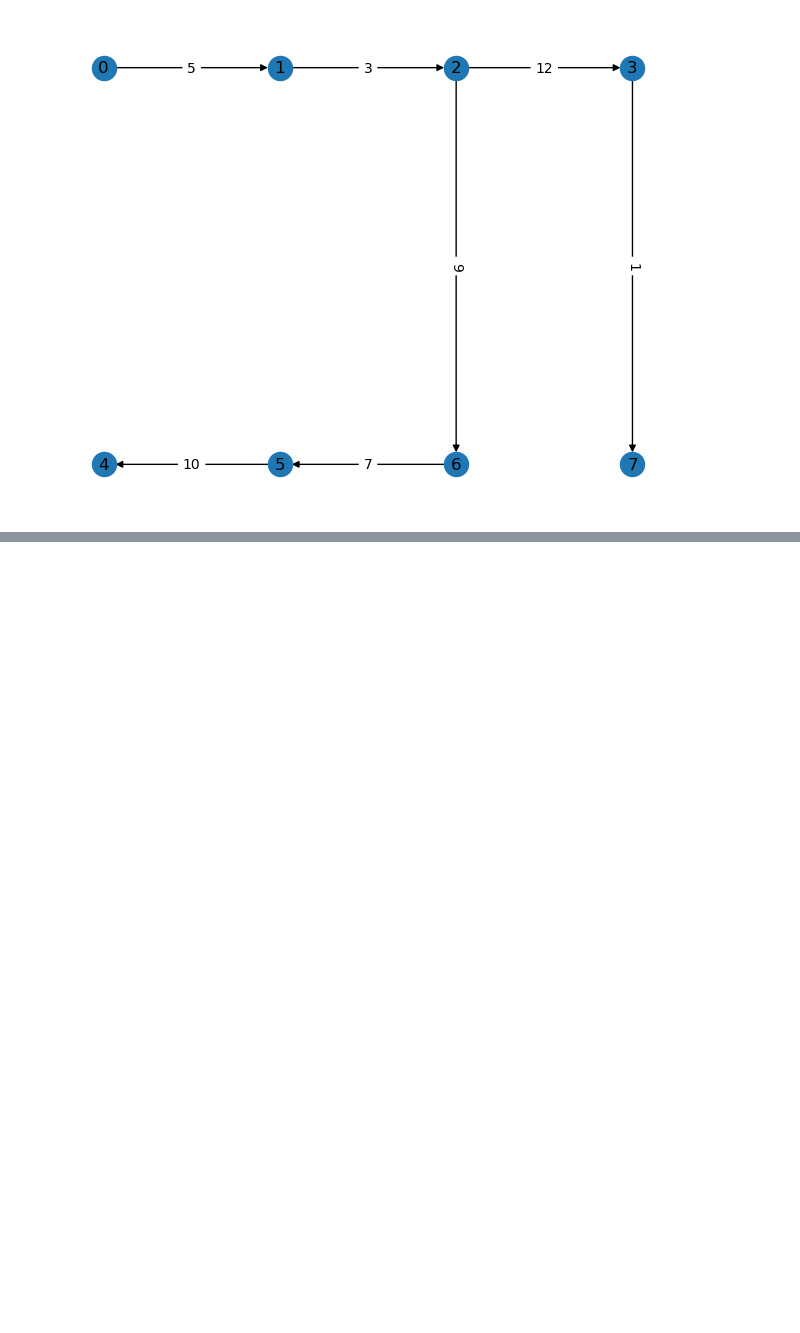
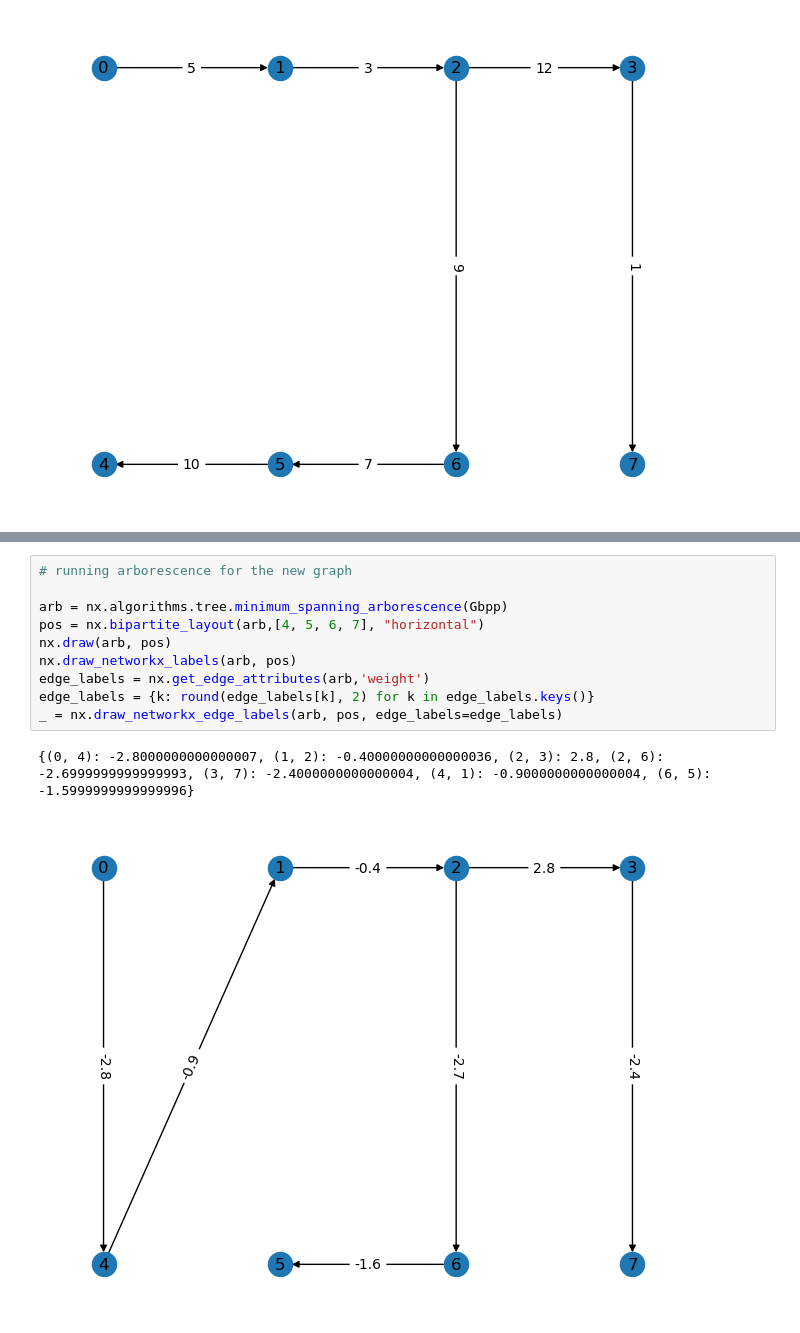
Before and after one commit to bdCastro/PUC-pesquisa-IMScience, a Jupyter notebook: code/arborescence.ipynb, the cells around one changed output, grey strips where cells are left out. Saved outputs shown, nothing was run; the diff lists cells and outputs as text; blank space fills up the shorter version.

```diff
--- a/code/arborescence.ipynb
+++ b/code/arborescence.ipynb
@@ -38,0 +65,13 @@ _ = nx.draw_networkx_edge_labels(arb, pos, edge_labels=edge_labels)
+# %%
+# running arborescence for the new graph
+
+arb = nx.algorithms.tree.minimum_spanning_arborescence(Gbpp)
+pos = nx.bipartite_layout(arb,[4, 5, 6, 7], "horizontal")
+nx.draw(arb, pos)
+nx.draw_networkx_labels(arb, pos)
+edge_labels = nx.get_edge_attributes(arb,'weight')
+edge_labels = {k: round(edge_labels[k], 2) for k in edge_labels.keys()}
+_ = nx.draw_networkx_edge_labels(arb, pos, edge_labels=edge_labels)
+# %% [output]
+{(0, 4): -2.8000000000000007, (1, 2): -0.40000000000000036, (2, 3): 2.8, (2, 6): -2.6999999999999993, (3, 7): -2.4000000000000004, (4, 1): -0.9000000000000004, (6, 5): -1.5999999999999996}
+[figure, added]
```
Also changed, not shown: parts of 2 cells of this notebook, 1 other file.
